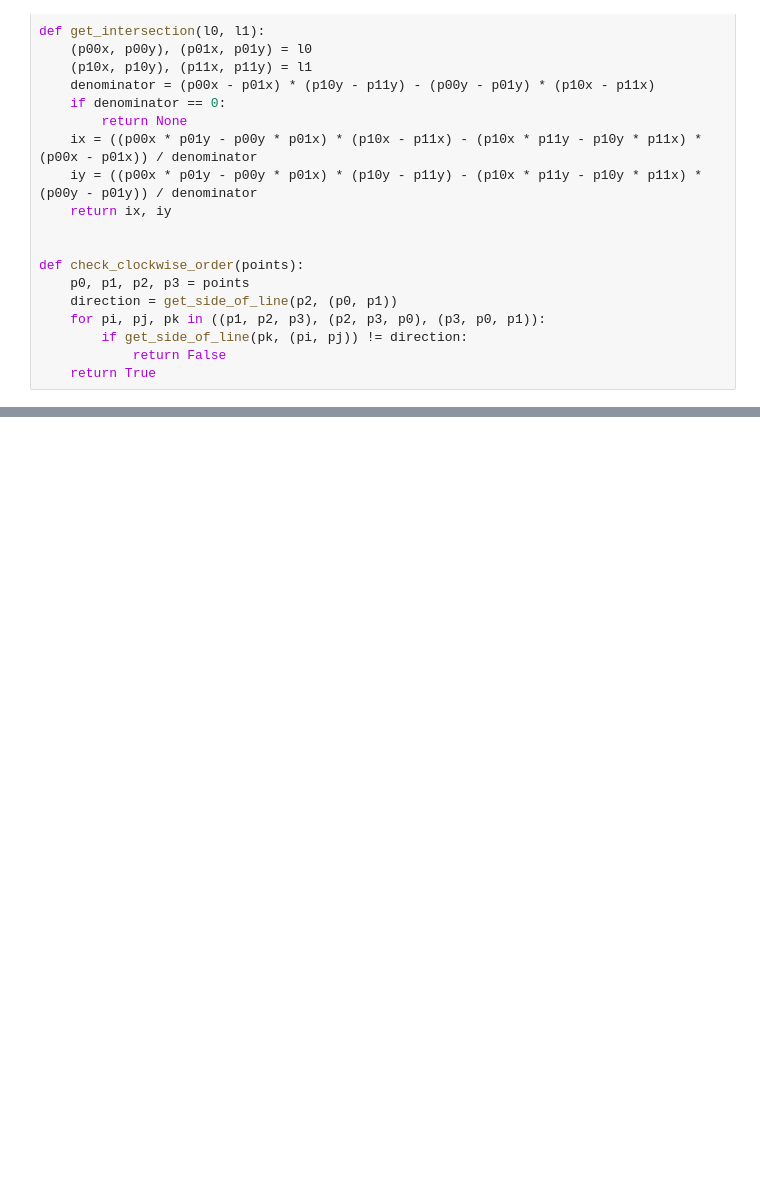
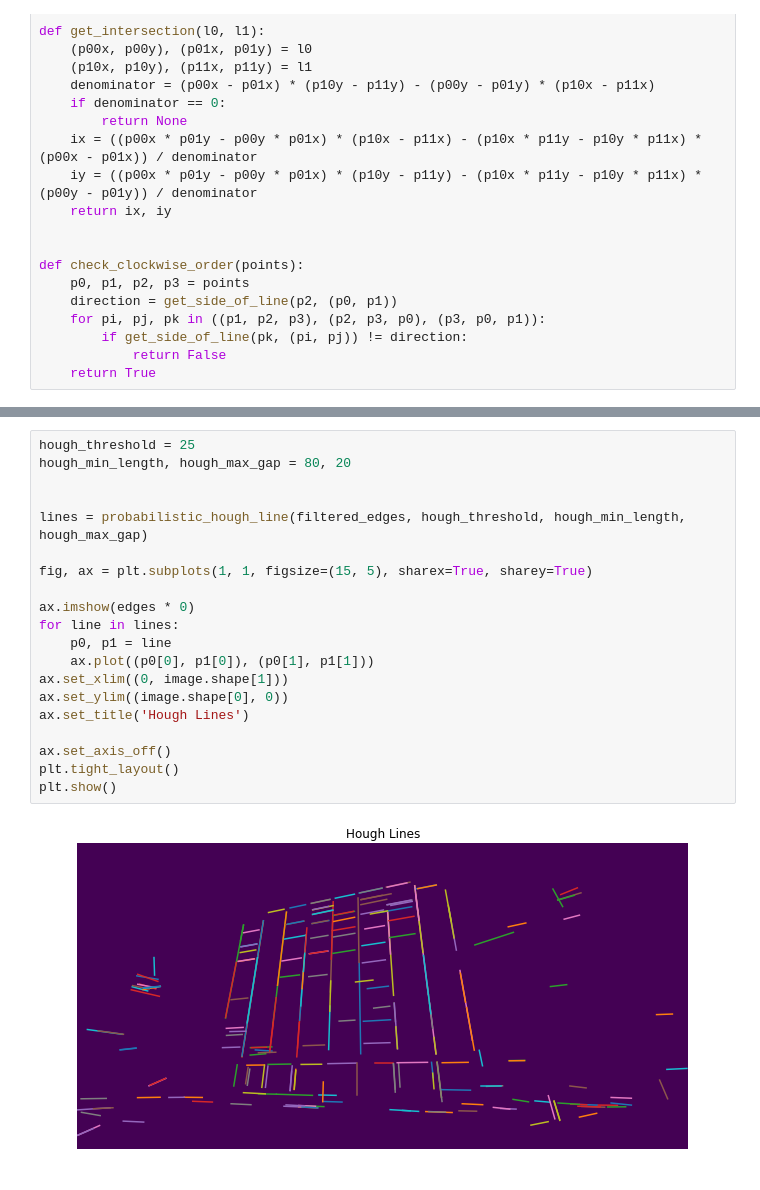
Before and after one commit to oortega20/CS294-final_project, a Jupyter notebook: code.ipynb, the cells around one changed output, grey strips where cells are left out. Drawn from its saved outputs; the diff is of its cells as text; blank space fills up the shorter version.

```diff
--- a/code.ipynb
+++ b/code.ipynb
@@ -139,0 +205,22 @@ def quadrilateral_to_rectangle(quadrilateral):
+# %%
+hough_threshold = 25
+hough_min_length, hough_max_gap = 80, 20
+
+
+lines = probabilistic_hough_line(filtered_edges, hough_threshold, hough_min_length, hough_max_gap)
+
+fig, ax = plt.subplots(1, 1, figsize=(15, 5), sharex=True, sharey=True)
+
+ax.imshow(edges * 0)
+for line in lines:
+    p0, p1 = line
+    ax.plot((p0[0], p1[0]), (p0[1], p1[1]))
+ax.set_xlim((0, image.shape[1]))
+ax.set_ylim((image.shape[0], 0))
+ax.set_title('Hough Lines')
+
+ax.set_axis_off()
+plt.tight_layout()
+plt.show()
+# %% [output]
+[figure, added]
```
Also changed, not shown: parts of 10 cells of this notebook, 1 other file.
